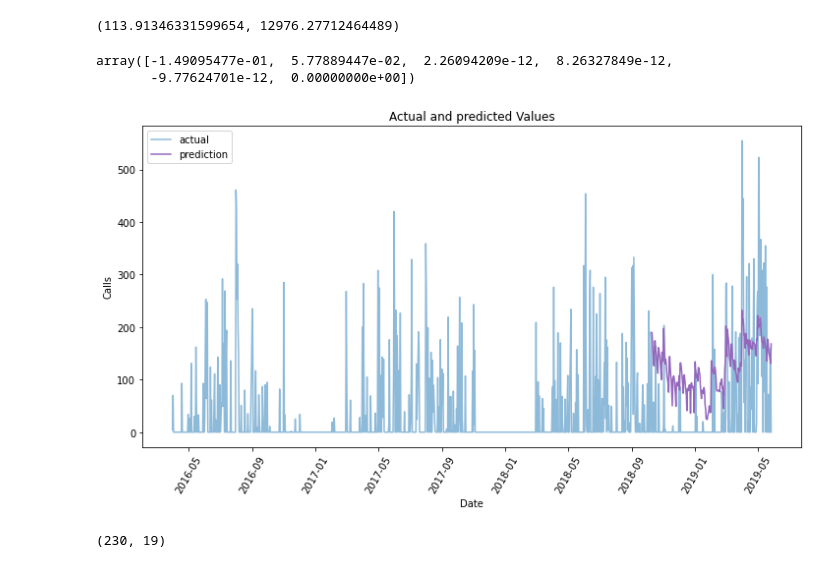
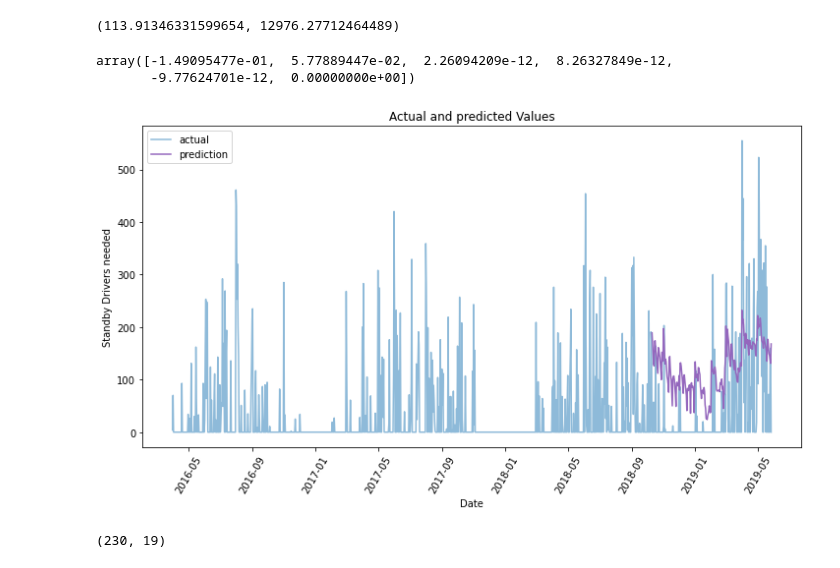
Before and after one commit to PandaKata/standby_duty_forecasting, a Jupyter notebook: notebooks/model_final.ipynb, the cells around one changed output. Saved outputs shown, nothing was run; the diff lists cells and outputs as text; code cells hidden in the pictures.

```diff
--- a/notebooks/model_final.ipynb
+++ b/notebooks/model_final.ipynb
@@ -373,24 +373,25 @@ Model Performance
 Mean Squared Error: 12976.28
 Root Mean Squared Error: 113.91
 (113.91346331599654, 12976.27712464489)
-# %%
-quantile_model.coef_
-# %% [output]
-array([-1.49095477e-01,  5.77889447e-02,  2.26094209e-12,  8.26327849e-12,
-       -9.77624701e-12,  0.00000000e+00])
+# %%
+
+quantile_model.coef_
+# %% [output]
+array([-1.49095477e-01,  5.77889447e-02,  2.26094209e-12,  8.26327849e-12,
+       -9.77624701e-12,  0.00000000e+00])
 # %%
 # plot new predictions
 # plot prediction and actual values
 plt.figure(figsize=(12,6))
 plt.plot(true_data['date'], true_data['actual'], 'b-', label = 'actual', alpha=0.5, color='tab:blue')
 # Plot the predicted values
 plt.plot(predictions_data['date'], predictions_data['prediction'], label = 'prediction', color='tab:purple')
 plt.xticks(rotation = '60');
 plt.legend()
 # Graph labels
-plt.xlabel('Date'); plt.ylabel('Calls'); plt.title('Actual and predicted Values');
+plt.xlabel('Date'); plt.ylabel('Standby Drivers needed'); plt.title('Actual and predicted Values');
 # %% [output]
-[figure, old version]
+[figure, new version]
 # %%
 # create new df with predictions
 df_final = intermediate_df.copy()
```
Also changed, not shown: parts of 45 cells of this notebook.
